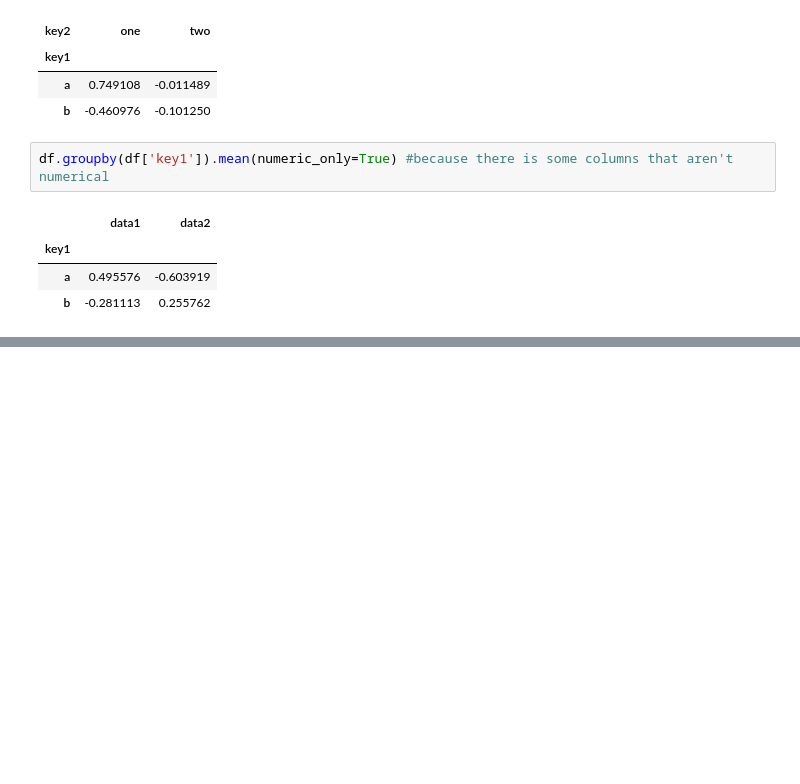
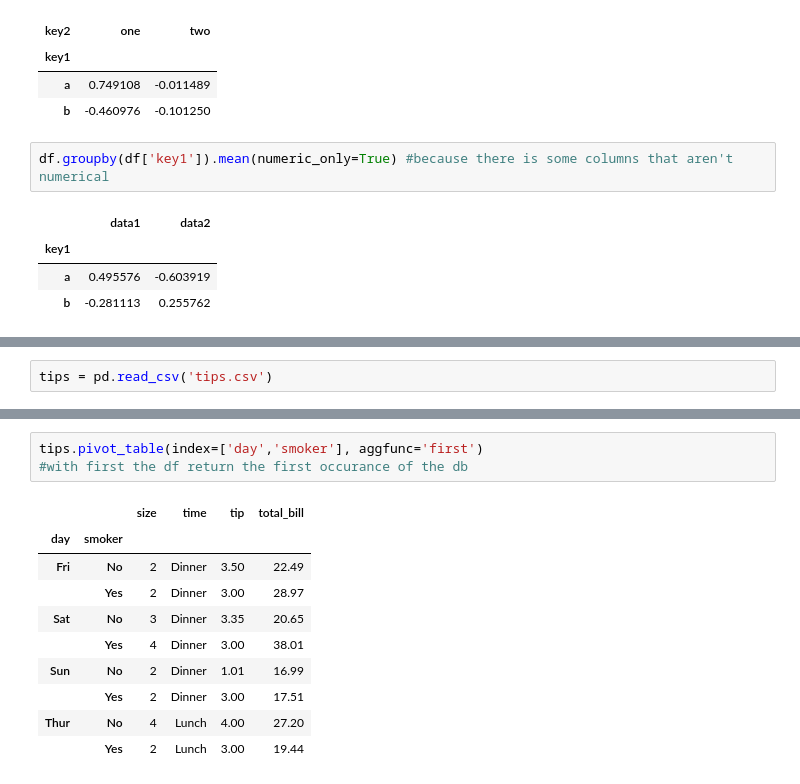
Before and after one commit to Hali2909/ExerciseNumpy, a Jupyter notebook: lastlesson.ipynb, the cells around one changed output, grey strips where cells are left out. Saved outputs shown, nothing was run; the diff lists cells and outputs as text; blank space fills up the shorter version.

Commit message:
pivot tables finished

```diff
--- a/lastlesson.ipynb
+++ b/lastlesson.ipynb
@@ -220,0 +277,2 @@ df.groupby(df['key1']).mean(numeric_only=True) #because there is some columns th
+# %%
+tips = pd.read_csv('tips.csv')
@@ -220,0 +288,14 @@ df.groupby(df['key1']).mean(numeric_only=True) #because there is some columns th
+# %%
+tips.pivot_table(index=['day','smoker'], aggfunc='first')
+#with first the df return the first occurance of the db
+# %% [output]
+|  |  | size | time | tip | total_bill |
+| day | smoker |  |  |  |  |
+| Fri | No | 2 | Dinner | 3.50 | 22.49 |
+|  | Yes | 2 | Dinner | 3.00 | 28.97 |
+| Sat | No | 3 | Dinner | 3.35 | 20.65 |
+|  | Yes | 4 | Dinner | 3.00 | 38.01 |
+| Sun | No | 2 | Dinner | 1.01 | 16.99 |
+|  | Yes | 2 | Dinner | 3.00 | 17.51 |
+| Thur | No | 4 | Lunch | 4.00 | 27.20 |
+|  | Yes | 2 | Lunch | 3.00 | 19.44 |
```
Also changed, not shown: parts of 10 cells of this notebook, 1 other file.
